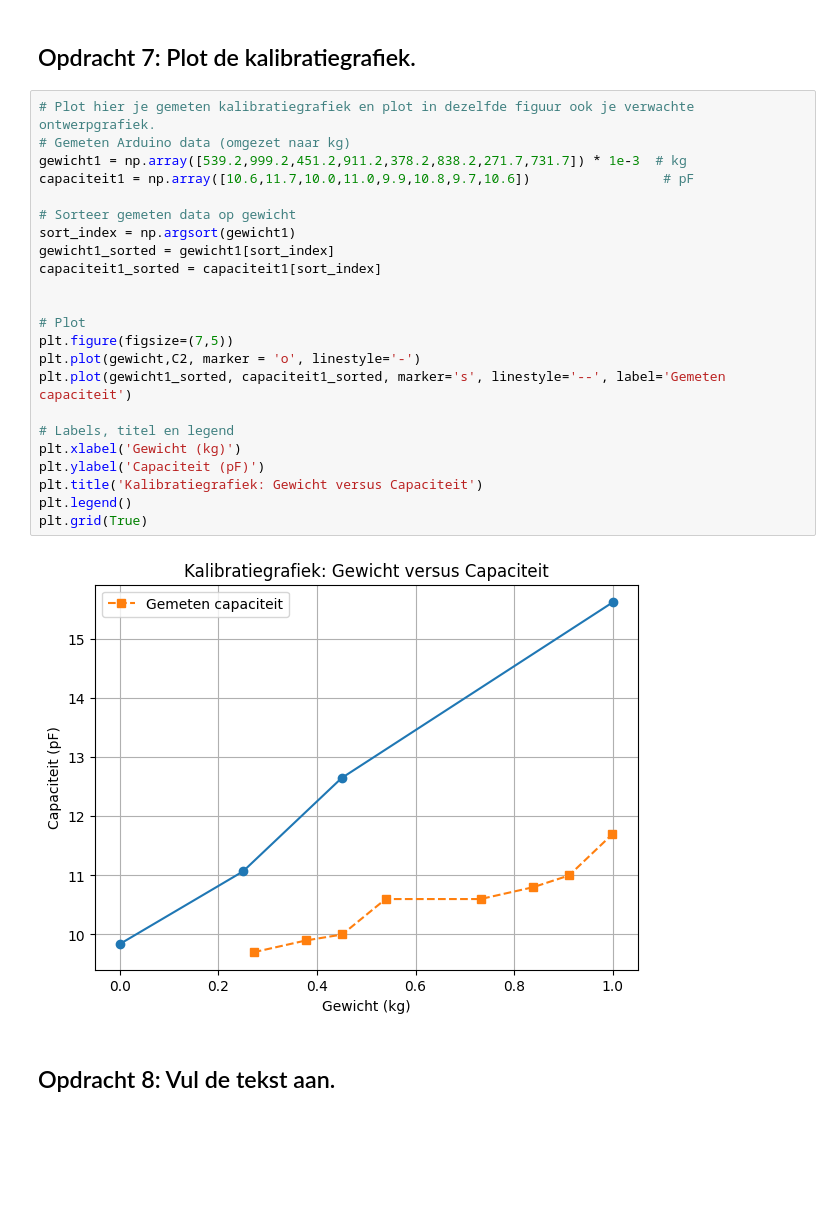
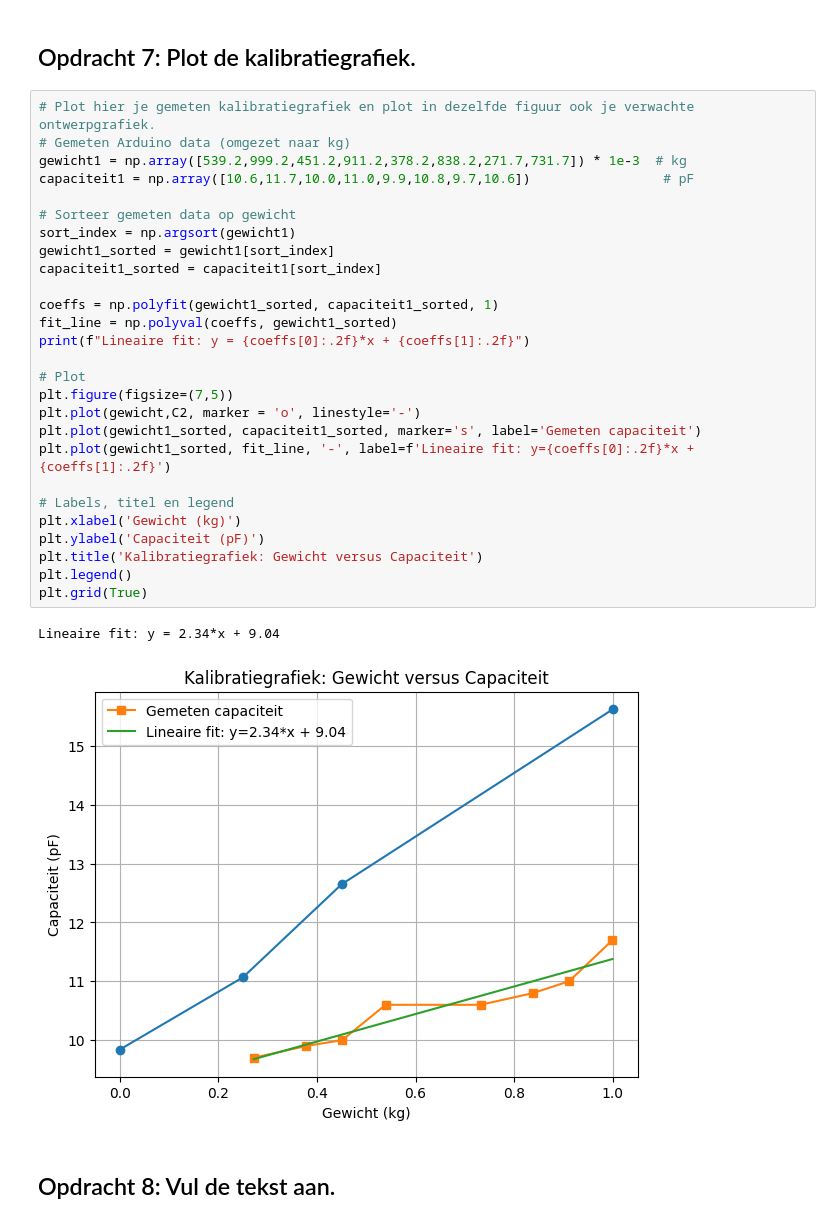
Before and after one commit to Nina925/opdrachten-DEF-D, a Jupyter notebook: FysiekeOntwerpopdrachten/2OntwerpEenSensorCondensator/DEFOntwerpopdracht2OntwerpEenSensorInvulTemplate.ipynb, the cells around one changed output. Cells and saved outputs as stored; diff of their text form; blank space fills up the shorter version.

```diff
--- a/FysiekeOntwerpopdrachten/2OntwerpEenSensorCondensator/DEFOntwerpopdracht2OntwerpEenSensorInvulTemplate.ipynb
+++ b/FysiekeOntwerpopdrachten/2OntwerpEenSensorCondensator/DEFOntwerpopdracht2OntwerpEenSensorInvulTemplate.ipynb
@@ -118,28 +118,33 @@ print(C2)
 # %%
 # Plot hier je gemeten kalibratiegrafiek en plot in dezelfde figuur ook je verwachte ontwerpgrafiek.
 # Gemeten Arduino data (omgezet naar kg)
 gewicht1 = np.array([539.2,999.2,451.2,911.2,378.2,838.2,271.7,731.7]) * 1e-3  # kg
 capaciteit1 = np.array([10.6,11.7,10.0,11.0,9.9,10.8,9.7,10.6])                 # pF
 
 # Sorteer gemeten data op gewicht
 sort_index = np.argsort(gewicht1)
 gewicht1_sorted = gewicht1[sort_index]
 capaciteit1_sorted = capaciteit1[sort_index]
 
+coeffs = np.polyfit(gewicht1_sorted, capaciteit1_sorted, 1)
+fit_line = np.polyval(coeffs, gewicht1_sorted)
+print(f"Lineaire fit: y = {coeffs[0]:.2f}*x + {coeffs[1]:.2f}")
 
 # Plot
 plt.figure(figsize=(7,5))
 plt.plot(gewicht,C2, marker = 'o', linestyle='-')
-plt.plot(gewicht1_sorted, capaciteit1_sorted, marker='s', linestyle='--', label='Gemeten capaciteit')
+plt.plot(gewicht1_sorted, capaciteit1_sorted, marker='s', label='Gemeten capaciteit')
+plt.plot(gewicht1_sorted, fit_line, '-', label=f'Lineaire fit: y={coeffs[0]:.2f}*x + {coeffs[1]:.2f}')
 
 # Labels, titel en legend
 plt.xlabel('Gewicht (kg)')
 plt.ylabel('Capaciteit (pF)')
 plt.title('Kalibratiegrafiek: Gewicht versus Capaciteit')
 plt.legend()
 plt.grid(True)
 # %% [output]
+Lineaire fit: y = 2.34*x + 9.04
-[figure, old version]
+[figure, new version]
 # %% [markdown]
 ## Opdracht 8: Vul de tekst aan.
 # %% [markdown]
```
Also changed, not shown: parts of 8 cells of this notebook.
